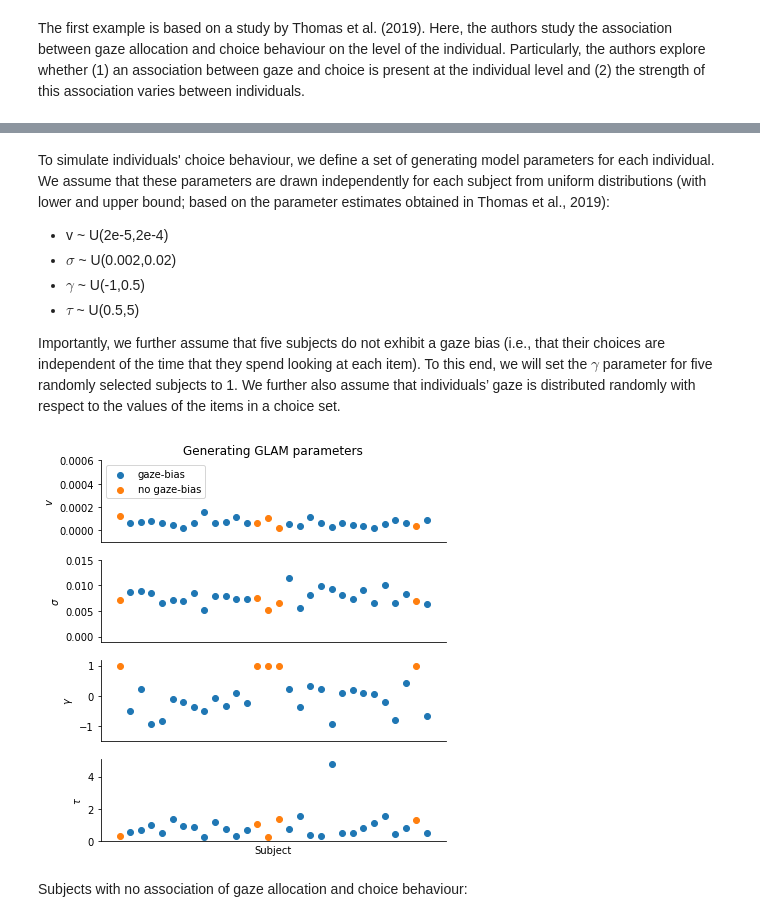
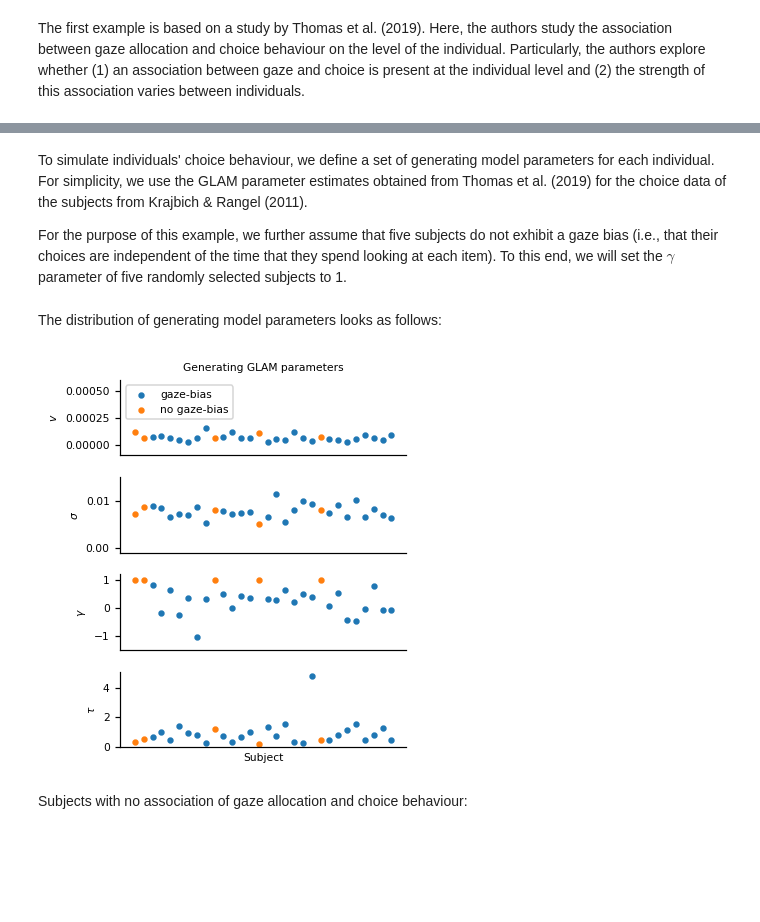
Before and after one commit to glamlab/glambox, a Jupyter notebook: Example_1_Individual_estimation.ipynb, the cells around one changed output, grey strips where cells are left out. Drawn from its saved outputs; the diff is of its cells as text; code cells hidden in the pictures; blank space fills up the shorter version.

Commit message:
updated figures

```diff
--- a/Example_1_Individual_estimation.ipynb
+++ b/Example_1_Individual_estimation.ipynb
@@ -45,11 +45,6 @@ subjects = np.arange(n_subjects)
 n_trials = 200
 n_items = 3
 # %% [markdown]
-To simulate individuals' choice behaviour, we define a set of generating model parameters for each individual. We assume that these parameters are drawn independently for each subject from uniform distributions (with lower and upper bound; based on the parameter estimates obtained in Thomas et al., 2019):
+To simulate individuals' choice behaviour, we define a set of generating model parameters for each individual. For simplicity, we use the GLAM parameter estimates obtained from Thomas et al. (2019) for the choice data of the subjects from Krajbich & Rangel (2011).
 
-* v ~ U(2e-5,2e-4)
-* $\sigma$ ~ U(0.002,0.02)
-* $\gamma$ ~ U(-1,0.5)
-* $\tau$ ~ U(0.5,5)
-
-Importantly, we further assume that five subjects do not exhibit a gaze bias (i.e., that their choices are independent of the time that they spend looking at each item). To this end, we will set the $\gamma$ parameter for five randomly selected subjects to 1. We further also assume that individuals’ gaze is distributed randomly with respect to the values of the items in a choice set.
+For the purpose of this example, we further assume that five subjects do not exhibit a gaze bias (i.e., that their choices are independent of the time that they spend looking at each item). To this end, we will set the $\gamma$ parameter of five randomly selected subjects to 1.
@@ -76,56 +51,73 @@ gen_parameters = dict(v=gen_v,
+# %%
+np.random.seed(2)
+
+# load empirical model parameters (taken from Thomas et al., 2019)
+estimates_krajbich_2011 = pd.read_csv('examples/KR2011_GLAM_estimates_in_sample.csv')
+gen_parameters = dict()
+for parameter in ['v', 'gamma', 's', 'tau']:
+    gen_parameters[parameter] = estimates_krajbich_2011[parameter].values
+gen_parameters['t0'] = np.zeros(n_subjects)
+
+# define participants with no association between gaze and choice:
+no_gaze_bias_subjects = np.sort(np.random.choice(n_subjects, 5, replace=False))
+gaze_bias_subjects = np.array([s for s in subjects if s not in no_gaze_bias_subjects])
+gen_parameters['gamma'][no_gaze_bias_subjects] = 1
+# %% [markdown]
+The distribution of generating model parameters looks as follows:
 # %%
-# overview of the distribution of generating parameters
-
-fig, axs = plt.subplots(4, 1, figsize=(6,6), sharex=True)
+fig, axs = plt.subplots(4, 1, figsize=gb.plots.cm2inch(9,10), dpi=110, sharex=True)
 
 for subject_set, color, label in zip([gaze_bias_subjects,
                                       no_gaze_bias_subjects],
                                       ['C0', 'C1'],
                                       ['gaze-bias', 'no gaze-bias']):
     # v
     axs[0].scatter(subject_set,
-                   gen_v[subject_set],
+                   gen_parameters['v'][subject_set],
                    label=label,
-                   color=color)
-    axs[0].set_ylabel(r'$v$')
-    axs[0].set_xticks([])
+                   color=color,
+                   s=10)
+    axs[0].set_ylabel(r'$v$', fontsize=7)
 
     # sigma
     axs[1].scatter(subject_set,
-                   gen_sigma[subject_set],
-                   color=color)
-    axs[1].set_ylabel(r'$\sigma$')
-    axs[1].set_xticks([])
+                   gen_parameters['s'][subject_set],
+                   color=color,
+                   s=10)
+    axs[1].set_ylabel(r'$\sigma$', fontsize=7)
 
     # gamma
     axs[2].scatter(subject_set,
-                   gen_gamma[subject_set],
-                   color=color)
-    axs[2].set_ylabel(r'$\gamma$')
-    axs[2].set_xticks([])
+                   gen_parameters['gamma'][subject_set],
+                   color=color,
+                   s=10)
+    axs[2].set_ylabel(r'$\gamma$', fontsize=7)
 
     # tau
     axs[3].scatter(subject_set,
-                   gen_tau[subject_set],
-                   color=color)
-    axs[3].set_ylabel(r'$\tau$')
-    axs[3].set_xlabel('Subject')
-    axs[3].set_xticks([])
+                   gen_parameters['tau'][subject_set],
+                   color=color,
+                   s=10)
+    axs[3].set_ylabel(r'$\tau$', fontsize=7)
+    axs[3].set_xlabel('Subject', fontsize=7)
 
-axs[0].set_title('Generating GLAM parameters')
+
+axs[0].set_title('Generating GLAM parameters', fontsize=7)
 axs[0].set_ylim(-0.0001, 0.0006)
 axs[1].set_ylim(-0.001, 0.015)
 axs[2].set_ylim(-1.5, 1.2)
 axs[3].set_ylim(0, 5.1)
-axs[0].legend(loc='upper left')
+axs[0].legend(loc='upper left', frameon=True, fontsize=7)
 for ax in axs:
     ax.spines['right'].set_visible(False)
     ax.spines['top'].set_visible(False)
+    ax.tick_params(axis='both', which='major', labelsize=7)
+    ax.set_xticks([])
 
 fig.tight_layout()
 fig.savefig('examples/example_1/figures/Supplementary_Figure_1_generating_parameters.png', dpi=330)
 # %% [output]
-[figure, old version]
+[figure, new version]
 # %% [markdown]
 Subjects with no association of gaze allocation and choice behaviour:
 # %%
```
Also changed, not shown: parts of 56 cells of this notebook.
